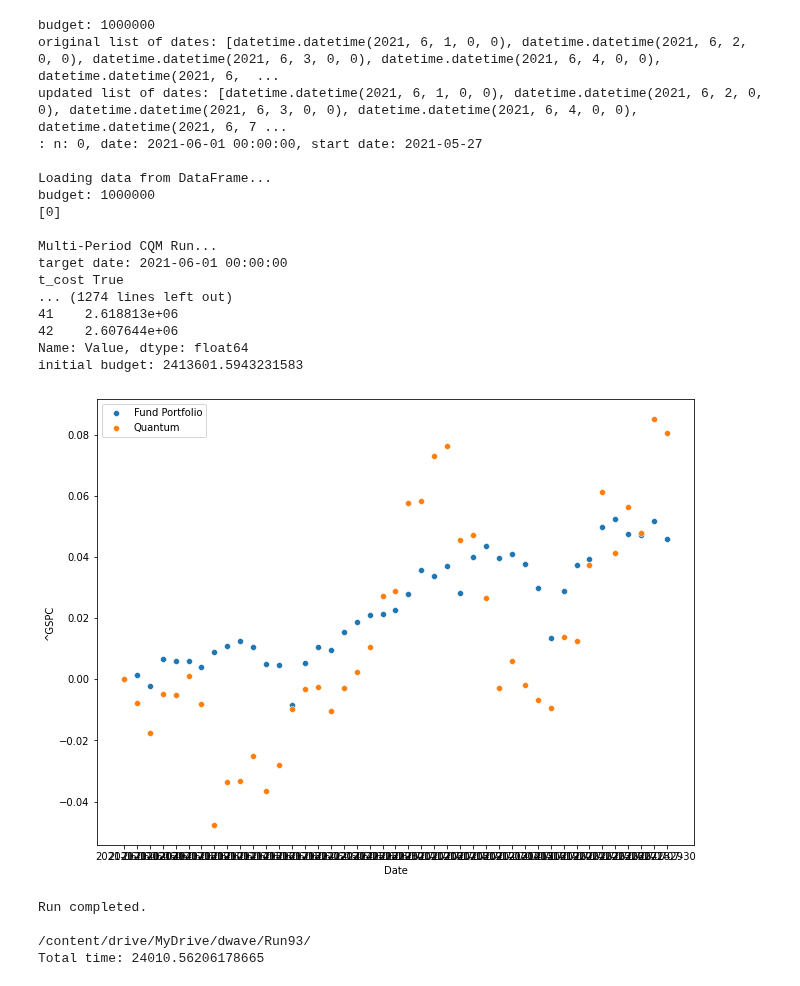
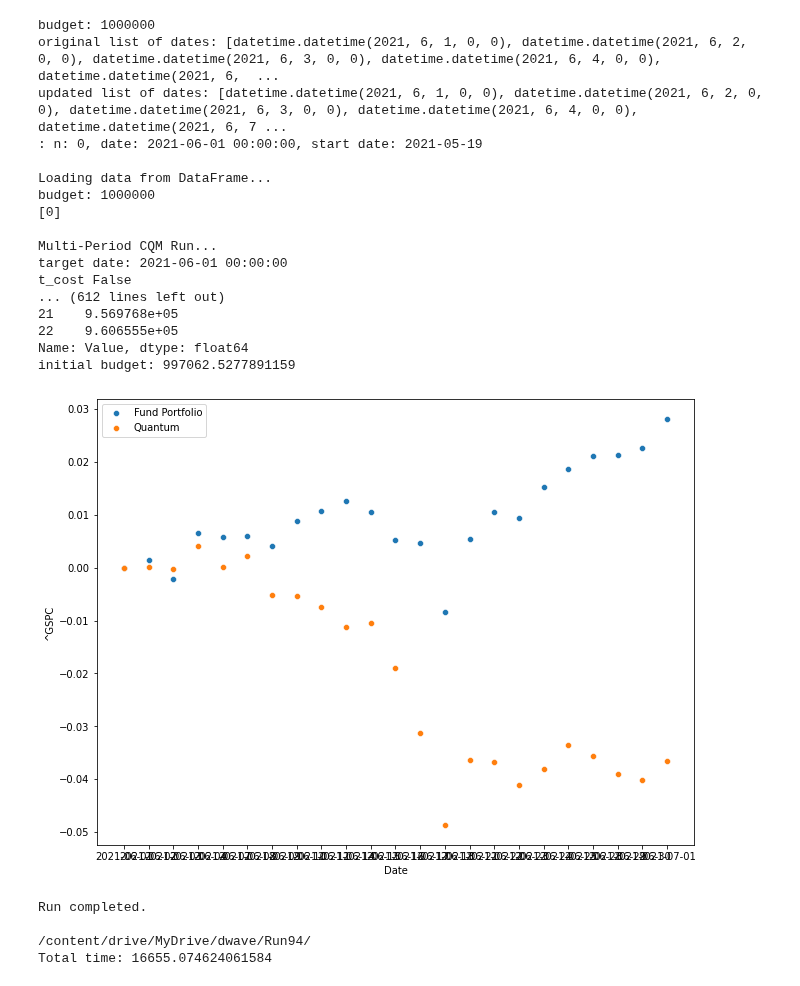
Before and after one commit to bvcmartins/dwaveDev, a Jupyter notebook: portfolioOptimization/solver.ipynb, the cells around one changed output. Saved outputs shown, nothing was run; the diff lists cells and outputs as text; code cells hidden in the pictures.

```diff
--- a/portfolioOptimization/solver.ipynb
+++ b/portfolioOptimization/solver.ipynb
@@ -162,6 +162,8 @@ class SinglePeriod:
             print(f"\nLoading live data from the web from Yahoo! finance", f"from {self.initial_date} to {self.dates[1]}...")
 
             # Read in daily data; resample to monthly
+            print(f'reader initial date: {self.initial_date}')
+            print(f'reader final_date: {self.dates[1]}')
             panel_data = DataReader(self.stocks, 'yahoo', self.initial_date, self.dates[1])
             if self.calculation_type == 'monthly':
                 panel_data = panel_data.resample('BM').last()
@@ -215,8 +217,18 @@ class SinglePeriod:
         self.price = self.df_all.loc[target_date, :]
         print(f'target date: {target_date}')
         self.daily_returns = self.df_all[list(self.stocks)].pct_change().loc[:target_date, :]
-        self.avg_daily_returns = self.df_all[list(self.stocks)].rolling(window=self.window_size-2).mean().dropna()
-        self.covariance_matrix = self.daily_returns.loc[:target_date,:].cov()
+        #print(f'daily_returns')
+        #display(self.daily_returns)
+        #self.avg_daily_returns = self.daily_returns.rolling(window=1).mean().dropna().iloc[0,:]
+        #self.avg_daily_returns = self.df_all[list(self.stocks)].rolling(window=2).mean().dropna().iloc[0,:]
+        self.avg_daily_returns = self.daily_returns.mean()
+        #self.avg_daily_returns = self.df_all[list(self.stocks)].mean()
+        #print(f'avg_daily_returns')
+        #display(self.avg_daily_returns)
+        #self.covariance_matrix = self.daily_returns.loc[:target_date,:].cov()
+        self.covariance_matrix = self.daily_returns.cov()
+        #print(f'covariance matrix')
+        #display(self.covariance_matrix)
 
 
 
@@ -242,7 +254,9 @@ class SinglePeriod:
         returns = 0
         for s in self.stocks:
             #display(self.avg_daily_returns.loc[target_date, s])
-            returns = returns + self.price[s] * self.avg_daily_returns.loc[target_date, s] * x[s]
+            #returns = returns + self.price[s] * self.avg_daily_returns.loc[target_date, s] * x[s]
+            returns = returns + self.price[s] * self.avg_daily_returns[s] * x[s]
+
 
         # Adding budget and related constraints
         # if not init_holdings:
@@ -375,7 +389,8 @@ class SinglePeriod:
 
         est_return = 0
         for stock in solution:
-            est_return += solution[stock]*self.price[stock]*self.avg_daily_returns.loc[date, stock]
+            #est_return += solution[stock]*self.price[stock]*self.avg_daily_returns.loc[date, stock]
+            est_return += solution[stock]*self.price[stock]*self.avg_daily_returns.loc[stock]
 
         return round(est_return, 2), round(variance, 2)
 
@@ -670,11 +686,11 @@ if __name__ == '__main__':
         cred = conf.readline().strip()
     df_init = pd.read_pickle(pickle_file)
     cfg = {'stocks': None,
-           'dates': ["2021-06-01", "2021-08-01"],
+           'dates': ["2021-06-01", "2021-07-01"],
             'budget': 1000000,
             'bin_size': '',
             'gamma': '',
-            'alpha': 0.05,
+            'alpha': 0.005,
             'file_path': None,
             'baseline': '^GSPC',
             'max_risk': 0.0,
@@ -684,10 +700,10 @@ if __name__ == '__main__':
             'sampler_args': cred,
             'verbose': False,
             'num': 0,
-            't_cost': 0.001,
-            'label': 'Run93',
+            't_cost': 0.0,
+            'label': 'Run94',
             'init_holdings': df_init.set_index('a').to_dict()['b'],
-            'window_size': 4,
+            'window_size': 10,
             'calculation_type': 'daily',
             'save_path': '/content/drive/MyDrive/dwave/'
         }
@@ -707,22 +725,22 @@ Loading live data from the web from Yahoo! finance from 2021-05-27 00:00:00 to 2
 budget: 1000000
 original list of dates: [datetime.datetime(2021, 6, 1, 0, 0), datetime.datetime(2021, 6, 2, 0, 0), datetime.datetime(2021, 6, 3, 0, 0), datetime.datetime(2021, 6, 4, 0, 0), datetime.datetime(2021, 6,  ...
 updated list of dates: [datetime.datetime(2021, 6, 1, 0, 0), datetime.datetime(2021, 6, 2, 0, 0), datetime.datetime(2021, 6, 3, 0, 0), datetime.datetime(2021, 6, 4, 0, 0), datetime.datetime(2021, 6, 7 ...
-: n: 0, date: 2021-06-01 00:00:00, start date: 2021-05-27
+: n: 0, date: 2021-06-01 00:00:00, start date: 2021-05-19
 
 Loading data from DataFrame...
 budget: 1000000
 [0]
 
 Multi-Period CQM Run...
 target date: 2021-06-01 00:00:00
-t_cost True
-... (1274 lines left out)
-41    2.618813e+06
-42    2.607644e+06
+t_cost False
+... (612 lines left out)
+21    9.569768e+05
+22    9.606555e+05
 Name: Value, dtype: float64
-initial budget: 2413601.5943231583
+initial budget: 997062.5277891159
-[figure, old version]
+[figure, new version]
 Run completed.
 
-/content/drive/MyDrive/dwave/Run93/
-Total time: 24010.56206178665
+/content/drive/MyDrive/dwave/Run94/
+Total time: 16655.074624061584
```
Also changed, not shown: parts of 4 cells of this notebook.
